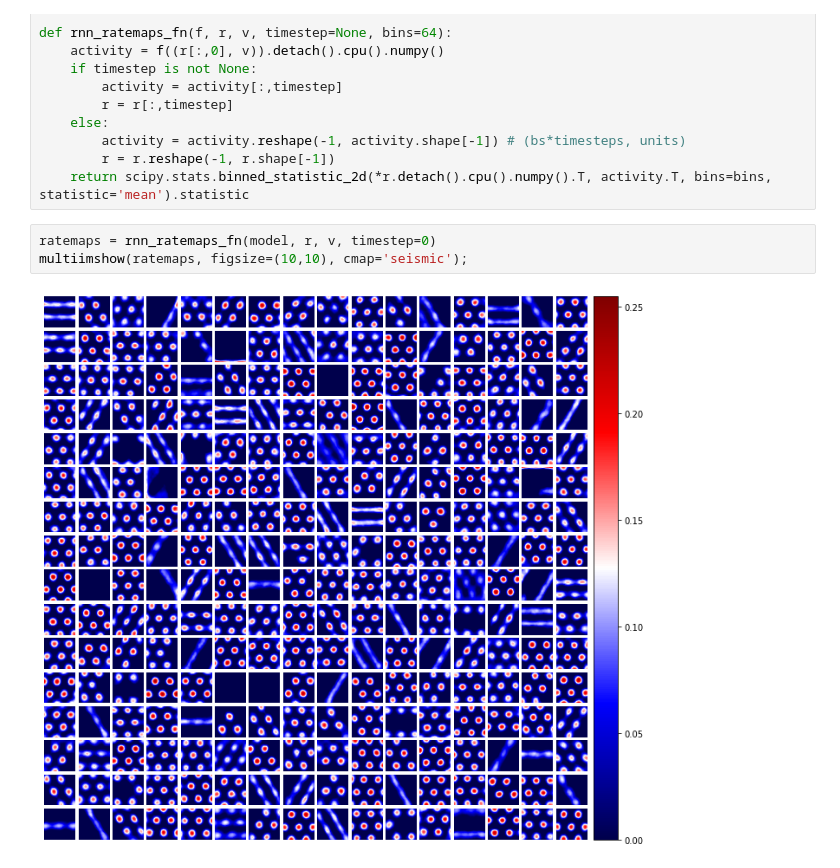
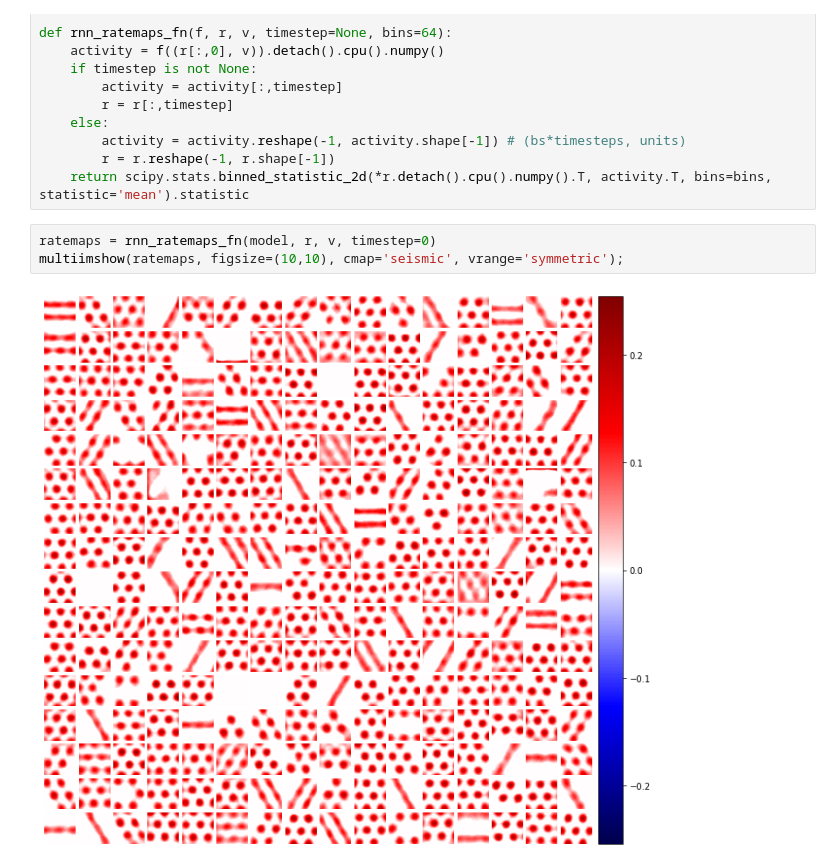
Before and after one commit to bioAI-Oslo/GridsWithoutPI, a Jupyter notebook: rnn-pattern-formation.ipynb, the cells around one changed output. Saved outputs shown, nothing was run; the diff lists cells and outputs as text.

Commit message:
makes vmin vmax symmetric for divergent cmap

```diff
--- a/rnn-pattern-formation.ipynb
+++ b/rnn-pattern-formation.ipynb
@@ -109,8 +103,8 @@ def rnn_ratemaps_fn(f, r, v, timestep=None, bins=64):
     return scipy.stats.binned_statistic_2d(*r.detach().cpu().numpy().T, activity.T, bins=bins, statistic='mean').statistic
 # %%
 ratemaps = rnn_ratemaps_fn(model, r, v, timestep=0)
-multiimshow(ratemaps, figsize=(10,10), cmap='seismic');
+multiimshow(ratemaps, figsize=(10,10), cmap='seismic', vrange='symmetric');
 # %% [output]
-[figure, old version]
+[figure, new version]
 # %%
 ratemaps = rnn_ratemaps_fn(model, r, v, timestep=9)
```
Also changed, not shown: parts of 4 cells of this notebook, 2 other files.
